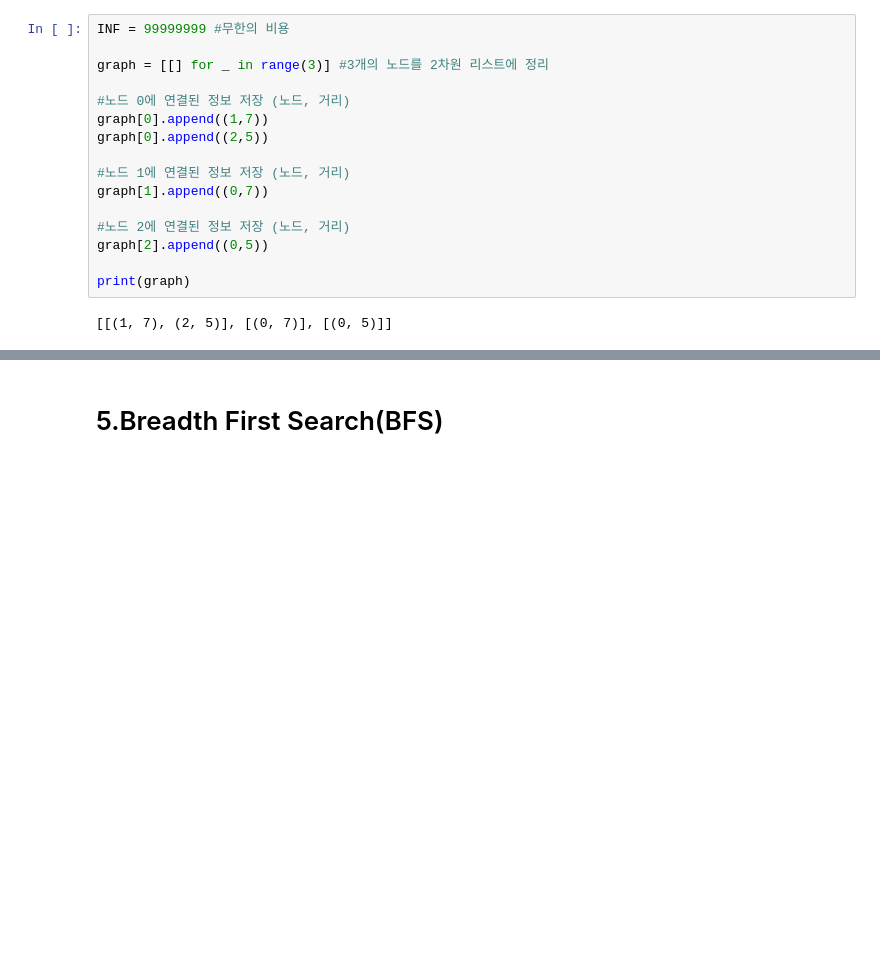
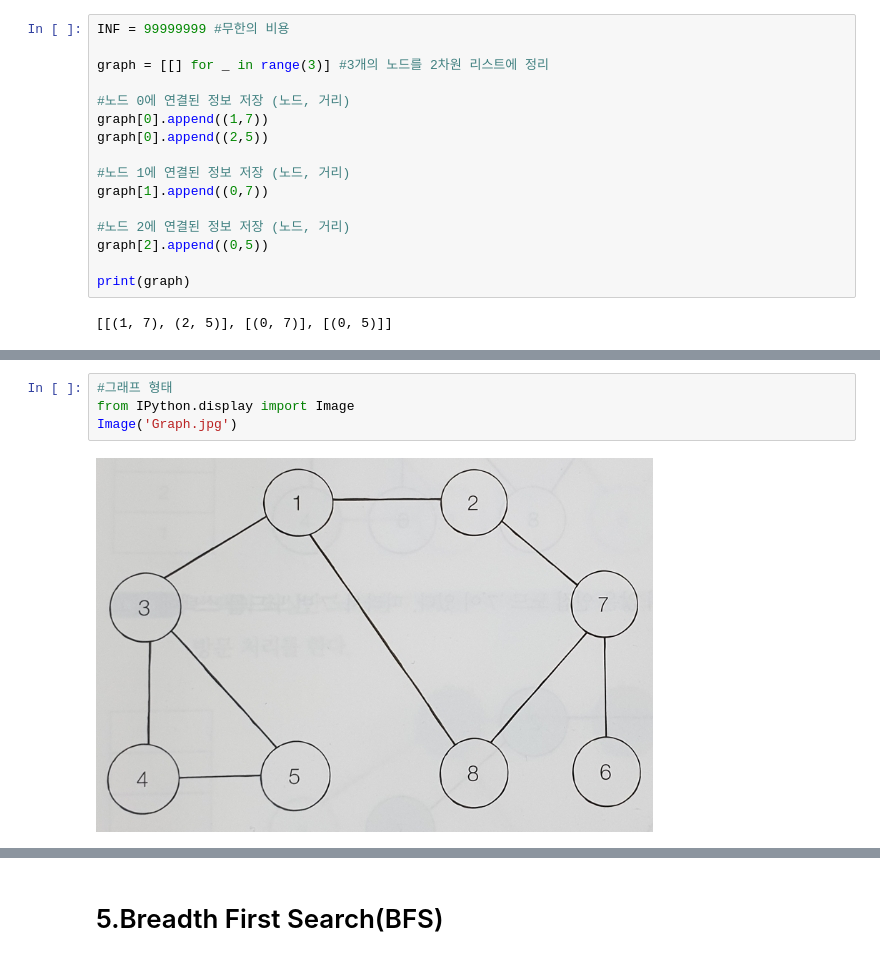
Before and after one commit to kwonneung/Algorithm_with_python, a Jupyter notebook: 탐색 알고리즘(DFS,BFS)/자료구조 기초.ipynb, the cells around one changed output, grey strips where cells are left out. Drawn from its saved outputs; the diff is of its cells as text; blank space fills up the shorter version.

```diff
--- a/탐색 알고리즘(DFS,BFS)/자료구조 기초.ipynb
+++ b/탐색 알고리즘(DFS,BFS)/자료구조 기초.ipynb
@@ -117,0 +127,6 @@ print(graph)
+# %%
+#그래프 형태
+from IPython.display import Image
+Image('Graph.jpg')
+# %% [output]
+[figure, added]
```
Also changed, not shown: parts of 3 cells of this notebook.
